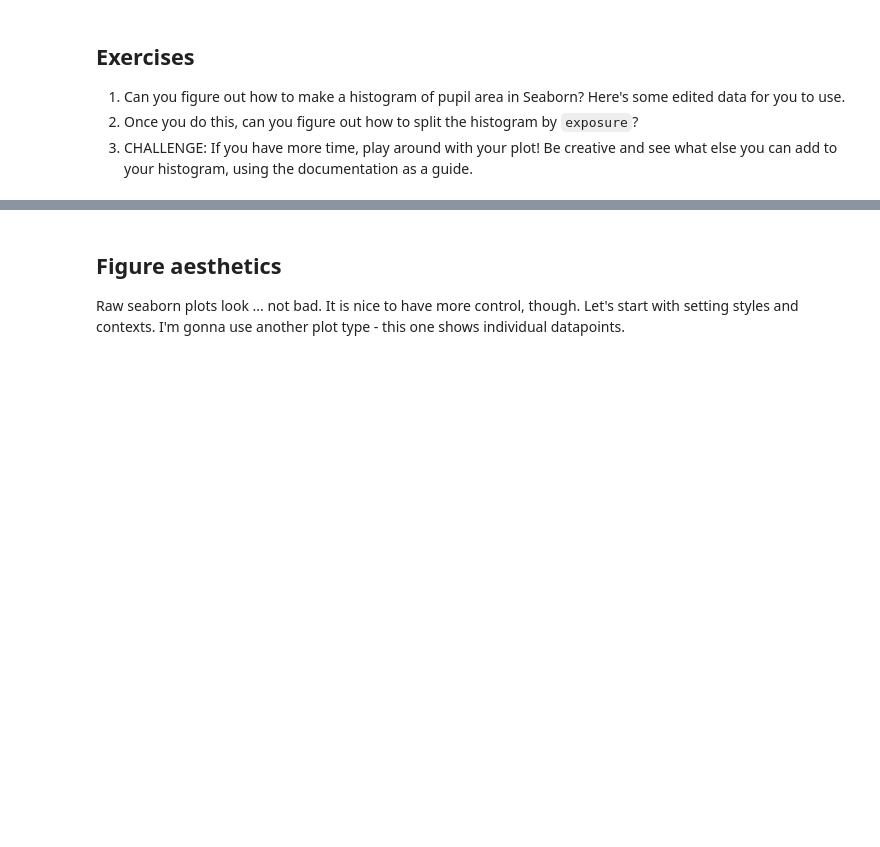
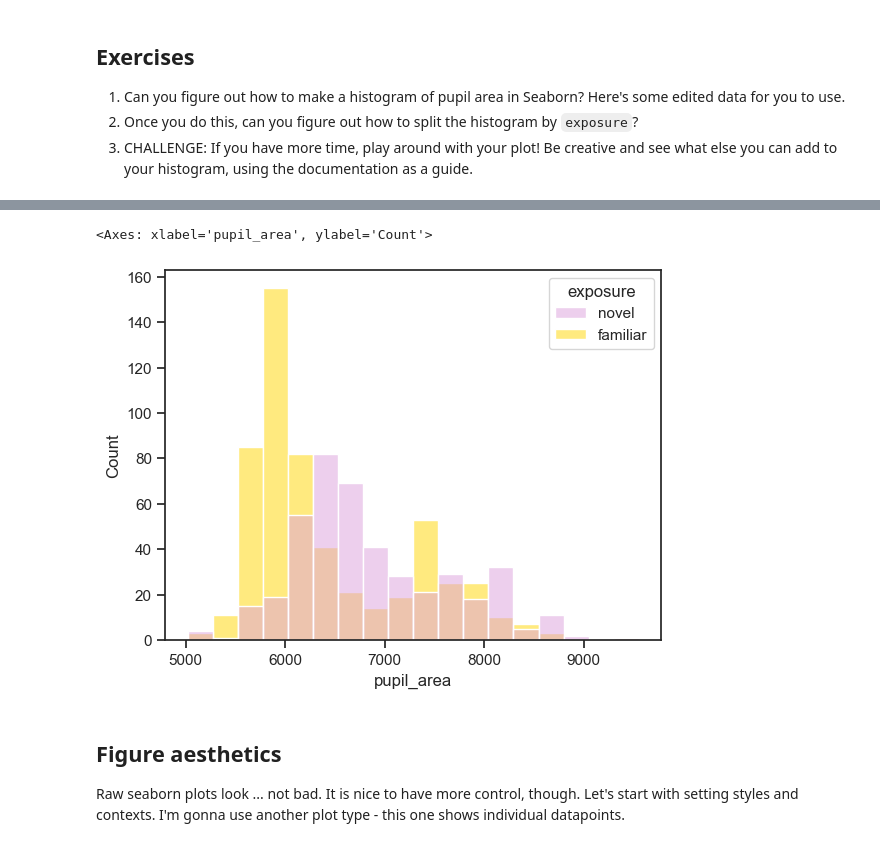
Before and after one commit to jsn2143/intro2python, a Jupyter notebook: Week07_student.ipynb, the cells around one changed output, grey strips where cells are left out. Saved outputs shown, nothing was run; the diff lists cells and outputs as text; code cells hidden in the pictures; blank space fills up the shorter version.

```diff
--- a/Week07_student.ipynb
+++ b/Week07_student.ipynb
@@ -153,3 +315,9 @@ data_sample = data.sample(1000)
+# %%
+#2
+sns.histplot(data=data_sample, x = 'pupil_area', hue='exposure', palette=['plum','gold'])
+# %% [output]
+<Axes: xlabel='pupil_area', ylabel='Count'>
+[figure, added]
 # %% [markdown]
 ## Figure aesthetics
 Raw seaborn plots look ... not bad. It is nice to have more control, though. Let's start with setting styles and contexts. I'm gonna use another plot type - this one shows individual datapoints.
```
Also changed, not shown: parts of 36 cells of this notebook.
